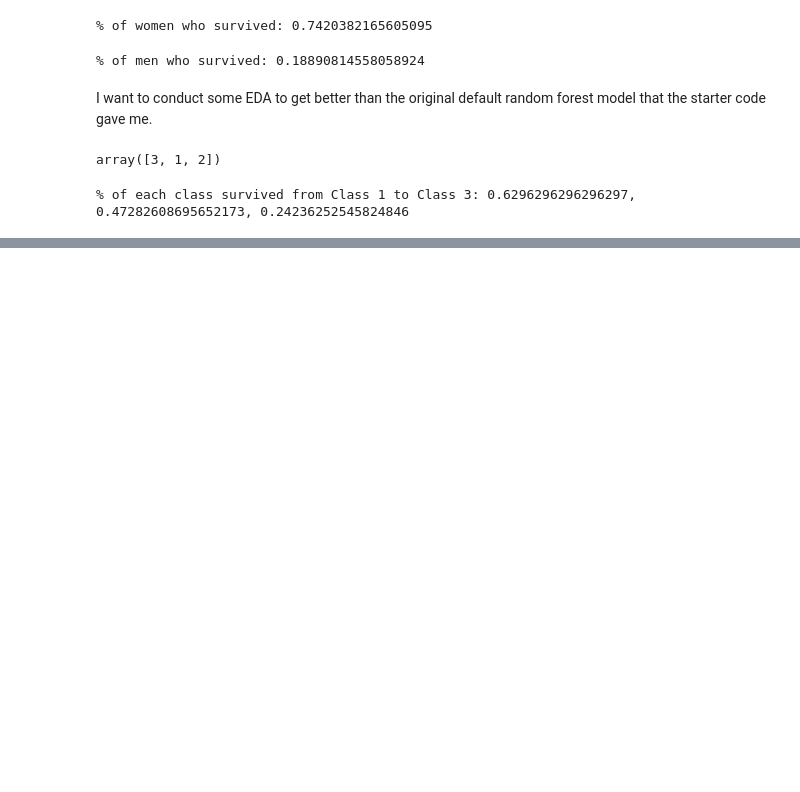
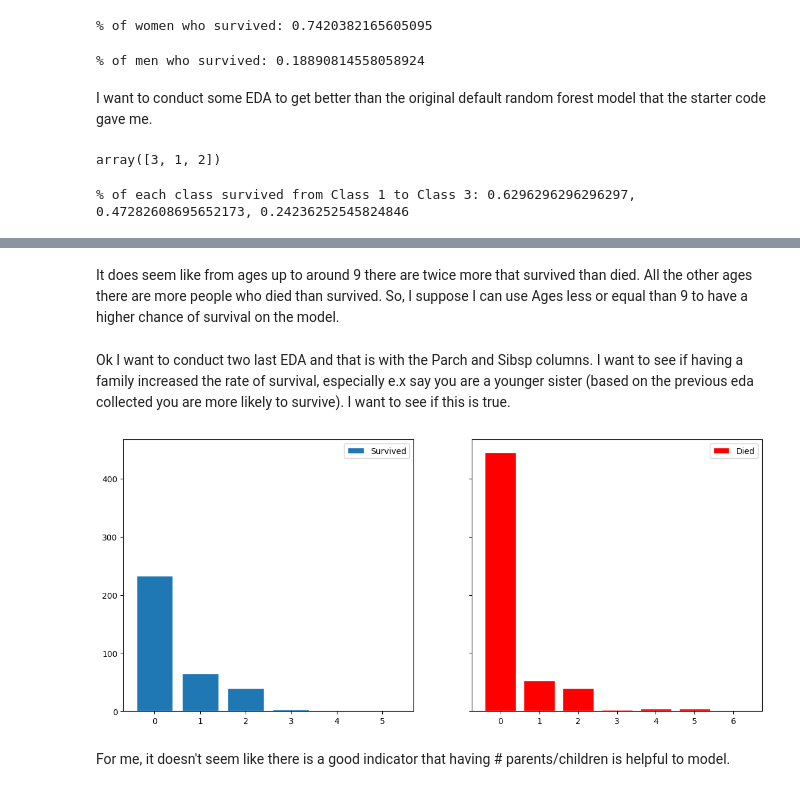
Before and after one commit to WGoogle/Kaggle_Titanic, a Jupyter notebook: notebookbb09ade285.ipynb, the cells around one changed output, grey strips where cells are left out. Cells and saved outputs as stored; diff of their text form; code cells hidden in the pictures; blank space fills up the shorter version.

```diff
--- a/notebookbb09ade285.ipynb
+++ b/notebookbb09ade285.ipynb
@@ -77,0 +98,29 @@ So it seems like there is some relationship between surviving and which class yo
+# %% [markdown]
+It does seem like from ages up to around 9 there are twice more that survived than died. All the other ages there are more people who died than survived. So, I suppose I can use Ages less or equal than 9 to have a higher chance of survival on the model.
+# %% [markdown]
+Ok I want to conduct two last EDA and that is with the Parch and Sibsp columns. I want to see if having a family increased the rate of survival, especially e.x say you are a younger sister (based on the previous eda collected you are more likely to survive). I want to see if this is true.
+# %%
+parch_survived = train_data.loc[train_data["Survived"] == 1, "Parch"]
+parch_died = train_data.loc[train_data["Survived"] == 0, "Parch"]
+
+parch_survived = parch_survived.value_counts()
+x_1 = parch_survived.sort_index().index
+y_1 = parch_survived.sort_index().values
+
+parch_died = parch_died.value_counts()
+x_2 = parch_died.sort_index().index
+y_2 = parch_died.sort_index().values
+
+fig, axes = plt.subplots(nrows = 1, ncols = 2, figsize = (14, 6), sharey = True)
+
+axes[0].bar(x_1, y_1, edgecolor = "white", label = "Survived")
+axes[1].bar(x_2, y_2, color = "red", edgecolor = "white", label = "Died")
+
+axes[0].legend()
+axes[1].legend()
+
+plt.show()
+# %% [output]
+[figure, added]
+# %% [markdown]
+For me, it doesn't seem like there is a good indicator that having # parents/children is helpful to model.
```
Also changed, not shown: parts of 2 cells of this notebook.
